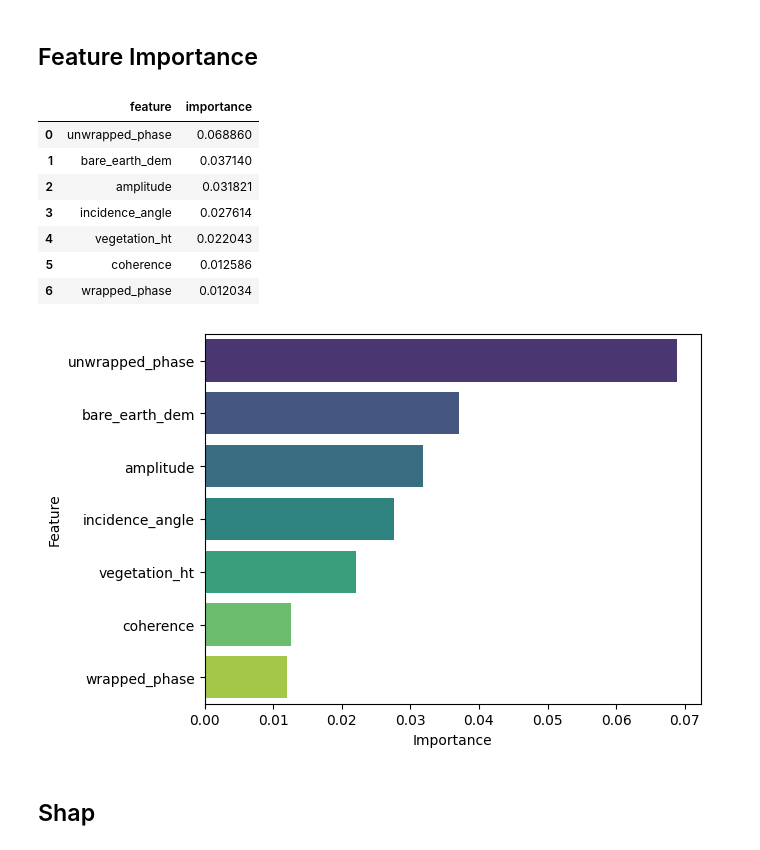
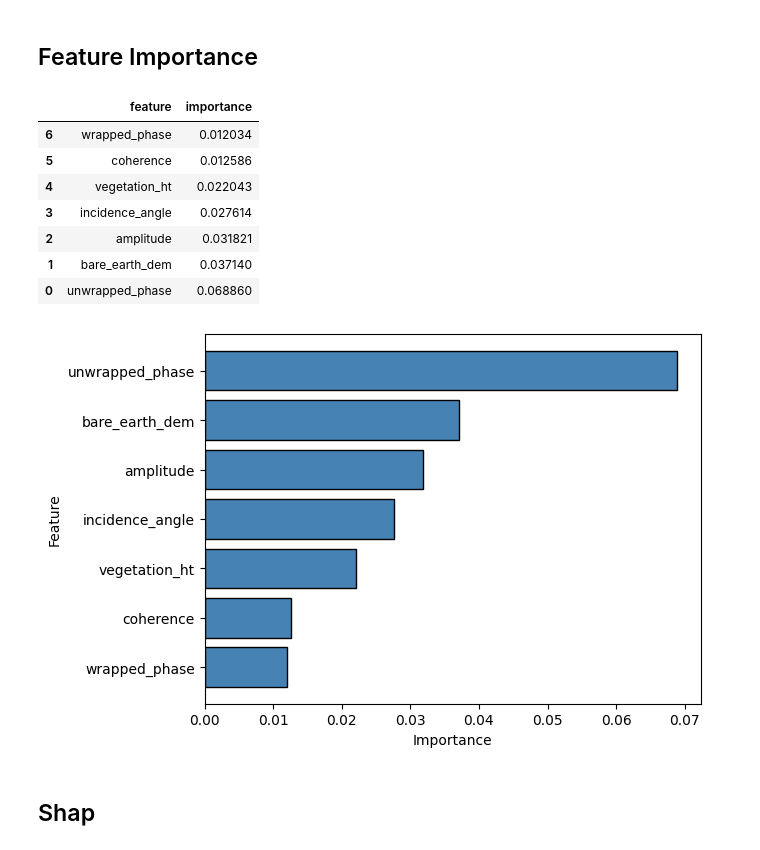
Before and after one commit to Ibrahim-Ola/uavsar-lidar-project, a Jupyter notebook: experiments/07_model_comparison.ipynb, the cells around one changed output. Drawn from its saved outputs; the diff is of its cells as text; code cells hidden in the pictures.

Commit message:
updated plot colors

```diff
--- a/experiments/07_model_comparison.ipynb
+++ b/experiments/07_model_comparison.ipynb
@@ -102,23 +102,24 @@ plt.show()
 ## Feature Importance
 # %%
 xgboost_all=pd.read_csv('../results/XGBoost/AllCombined/all/feature_importances.csv')
+xgboost_all=xgboost_all.sort_values(by='importance', ascending=True)
 xgboost_all
 # %% [output]
 |  | feature | importance |
+| 6 | wrapped_phase | 0.012034 |
+| 5 | coherence | 0.012586 |
+| 4 | vegetation_ht | 0.022043 |
+| 3 | incidence_angle | 0.027614 |
+| 2 | amplitude | 0.031821 |
+| 1 | bare_earth_dem | 0.037140 |
 | 0 | unwrapped_phase | 0.068860 |
-| 1 | bare_earth_dem | 0.037140 |
-| 2 | amplitude | 0.031821 |
-| 3 | incidence_angle | 0.027614 |
-| 4 | vegetation_ht | 0.022043 |
-| 5 | coherence | 0.012586 |
-| 6 | wrapped_phase | 0.012034 |
 # %%
-sns.barplot(y='feature', x='importance', data=xgboost_all, orient='h', palette='viridis')
+plt.barh(xgboost_all['feature'], xgboost_all['importance'], edgecolor='black', color='steelblue')
 plt.xlabel('Importance')
 plt.ylabel('Feature')
 plt.show()
 # %% [output]
-[figure, old version]
+[figure, new version]
 # %% [markdown]
 ## Shap
 # %%
```
